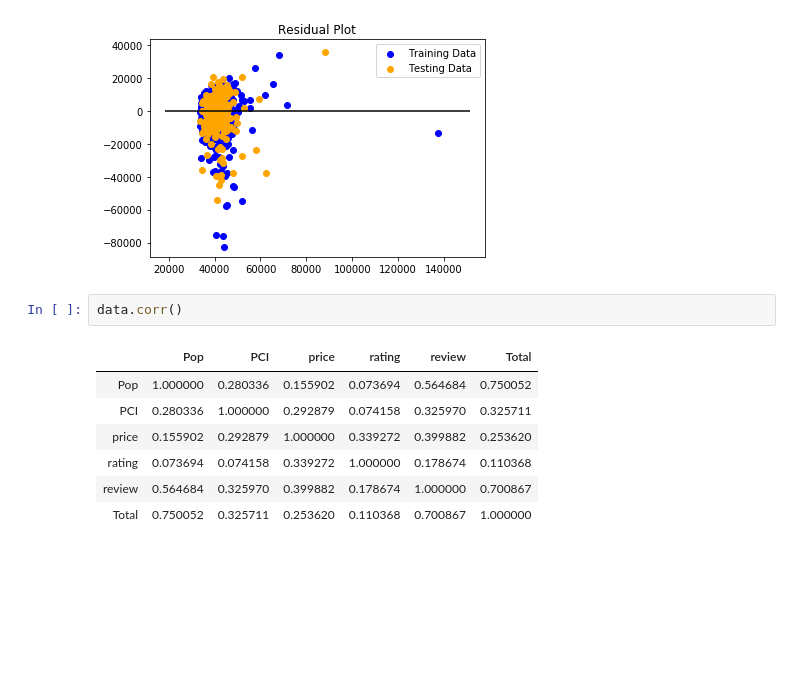
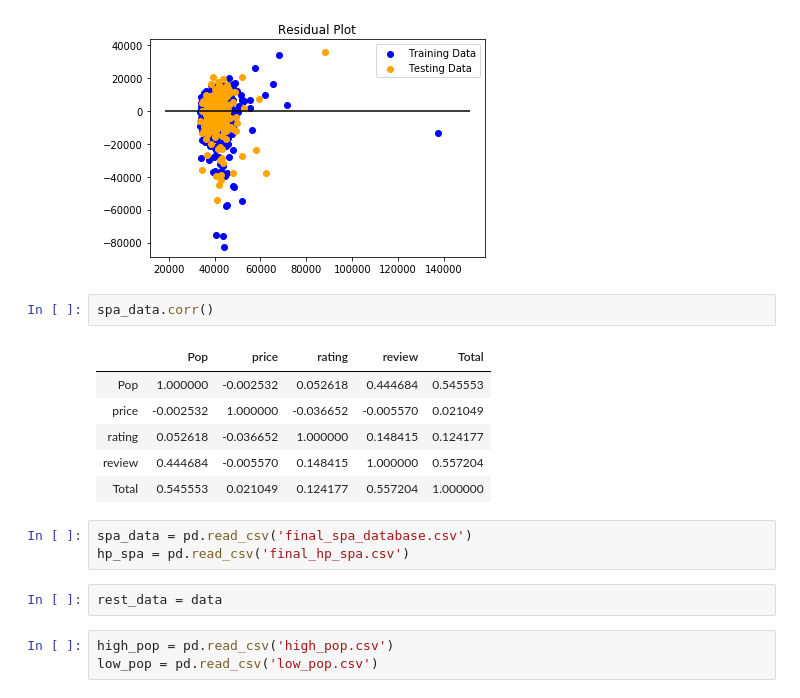
Before and after one commit to kcdevillier/City_Income, a Jupyter notebook: ML.ipynb, the cells around one changed output. Drawn from its saved outputs; the diff is of its cells as text; blank space fills up the shorter version.

Commit message:
cleaned up and added comments, also reformated code with functions, added new database, including api call data for hotels

```diff
--- a/ML.ipynb
+++ b/ML.ipynb
@@ -96,12 +98,19 @@ plt.title("Residual Plot")
 Text(0.5, 1.0, 'Residual Plot')
 [figure]
 # %%
-data.corr()
+spa_data.corr()
 # %% [output]
-|  | Pop | PCI | price | rating | review | Total |
-| Pop | 1.000000 | 0.280336 | 0.155902 | 0.073694 | 0.564684 | 0.750052 |
-| PCI | 0.280336 | 1.000000 | 0.292879 | 0.074158 | 0.325970 | 0.325711 |
-| price | 0.155902 | 0.292879 | 1.000000 | 0.339272 | 0.399882 | 0.253620 |
-| rating | 0.073694 | 0.074158 | 0.339272 | 1.000000 | 0.178674 | 0.110368 |
-| review | 0.564684 | 0.325970 | 0.399882 | 0.178674 | 1.000000 | 0.700867 |
-| Total | 0.750052 | 0.325711 | 0.253620 | 0.110368 | 0.700867 | 1.000000 |
+|  | Pop | price | rating | review | Total |
+| Pop | 1.000000 | -0.002532 | 0.052618 | 0.444684 | 0.545553 |
+| price | -0.002532 | 1.000000 | -0.036652 | -0.005570 | 0.021049 |
+| rating | 0.052618 | -0.036652 | 1.000000 | 0.148415 | 0.124177 |
+| review | 0.444684 | -0.005570 | 0.148415 | 1.000000 | 0.557204 |
+| Total | 0.545553 | 0.021049 | 0.124177 | 0.557204 | 1.000000 |
+# %%
+spa_data = pd.read_csv('final_spa_database.csv')
+hp_spa = pd.read_csv('final_hp_spa.csv')
+# %%
+rest_data = data
+# %%
+high_pop = pd.read_csv('high_pop.csv')
+low_pop = pd.read_csv('low_pop.csv')
```
Also changed, not shown: parts of 9 cells of this notebook, 52 other files.
